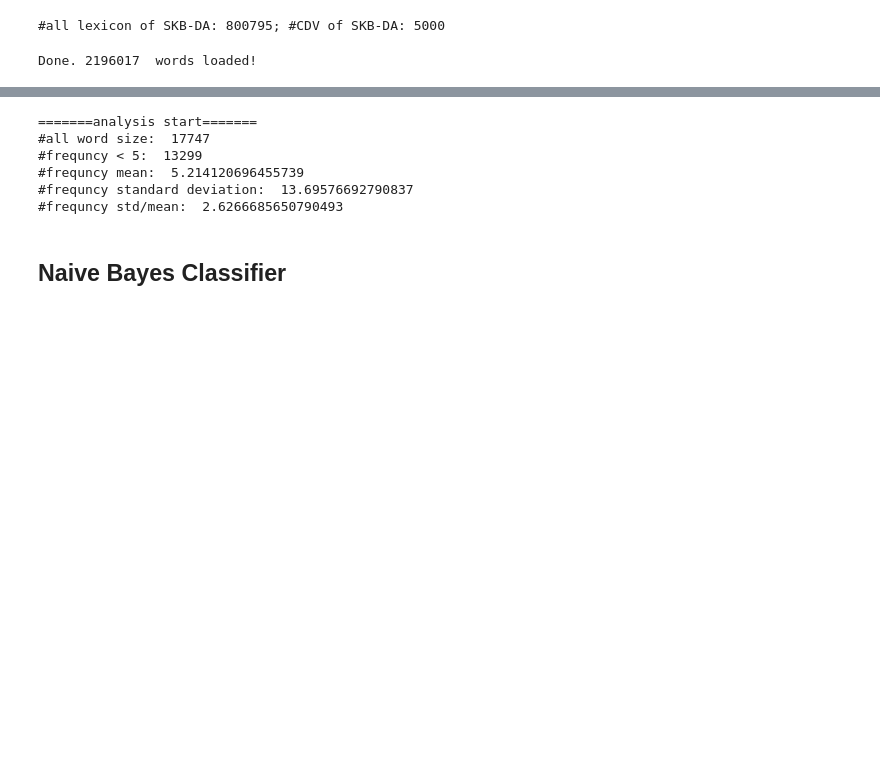
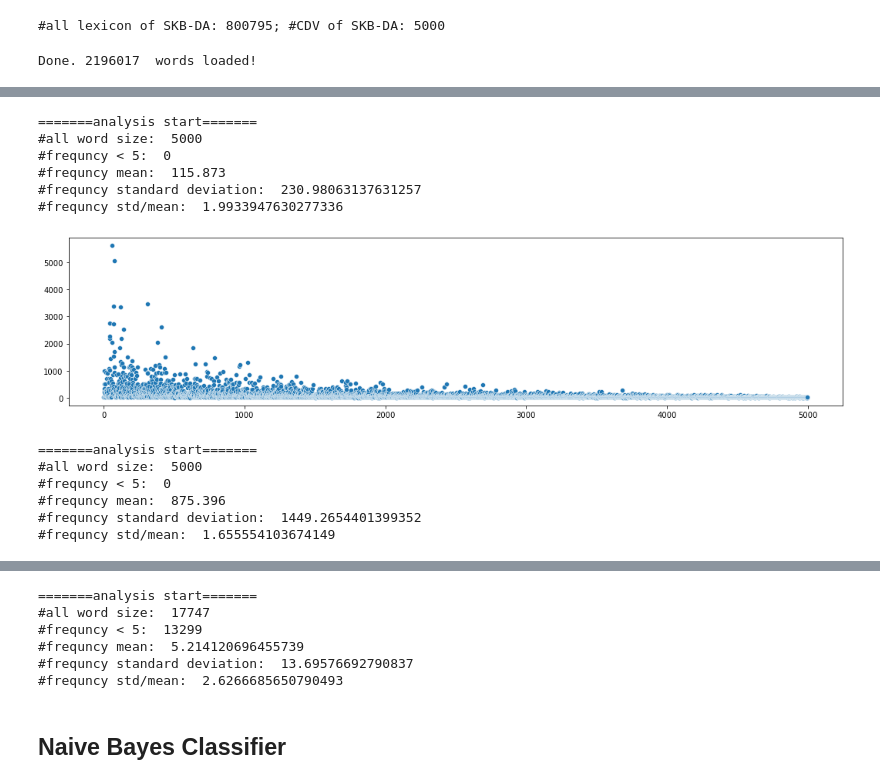
Before and after one commit to SauronLee/SKB-STC, a Jupyter notebook: short-text-classification-SKB/TC-SKB-kk7nc.ipynb, the cells around one changed output, grey strips where cells are left out. Drawn from its saved outputs; the diff is of its cells as text; code cells hidden in the pictures; blank space fills up the shorter version.

```diff
--- a/short-text-classification-SKB/TC-SKB-kk7nc.ipynb
+++ b/short-text-classification-SKB/TC-SKB-kk7nc.ipynb
@@ -364,0 +428,19 @@ skb_da_upper_max = upperMaxSKB(skb_da_pure,glove_840B_300d_common_crawl,4)
+# %%
+sememe_freq, sememe_sorted = evaluationFrequncy(skbToList(networkskb),show_graph=True)
+# %% [output]
+=======analysis start=======
+#all word size:  5000
+#frequncy < 5:  0
+#frequncy mean:  115.873
+#frequncy standard deviation:  230.98063137631257
+#frequncy std/mean:  1.9933947630277336
+[figure, added]
+# %%
+skb_da_pure = removeStopSememes(skb_da_pure,upper_limit=0.1,lower_limit=0)
+# %% [output]
+=======analysis start=======
+#all word size:  5000
+#frequncy < 5:  0
+#frequncy mean:  875.396
+#frequncy standard deviation:  1449.2654401399352
+#frequncy std/mean:  1.655554103674149
```
Also changed, not shown: parts of 14 cells of this notebook, 3 other files.
